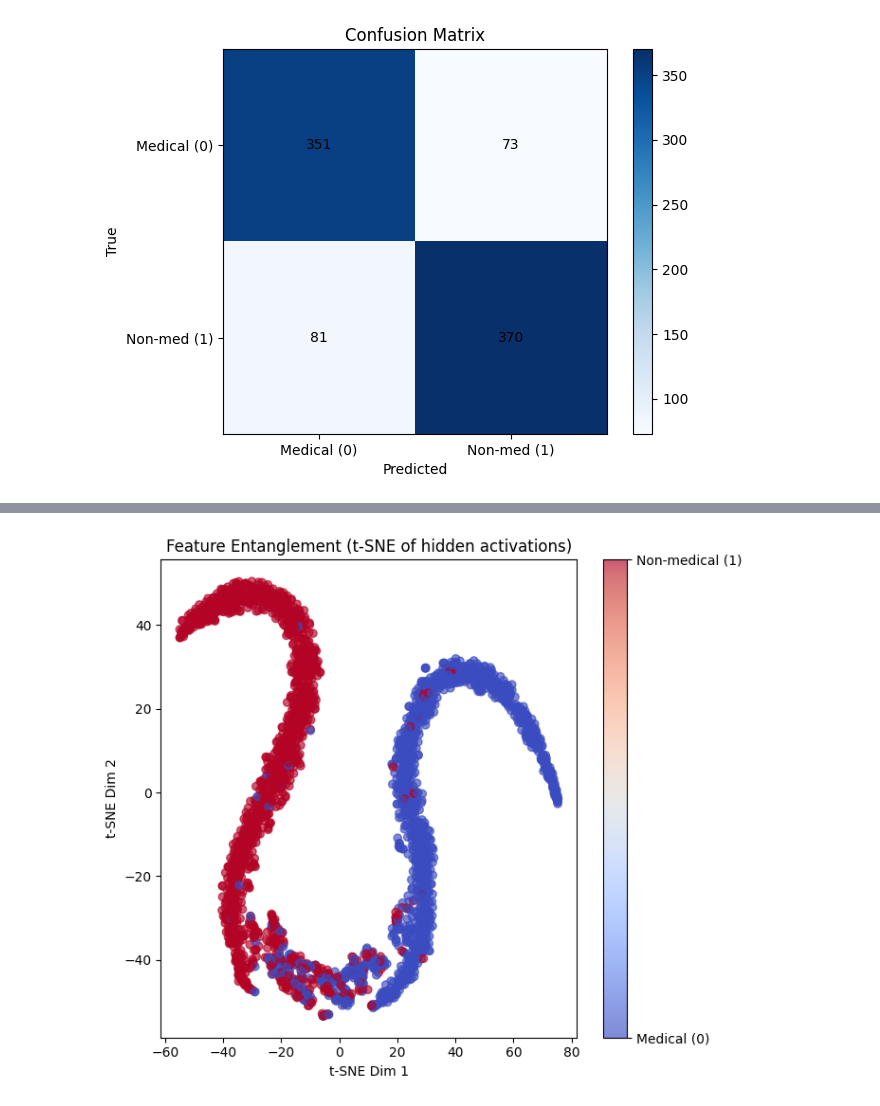
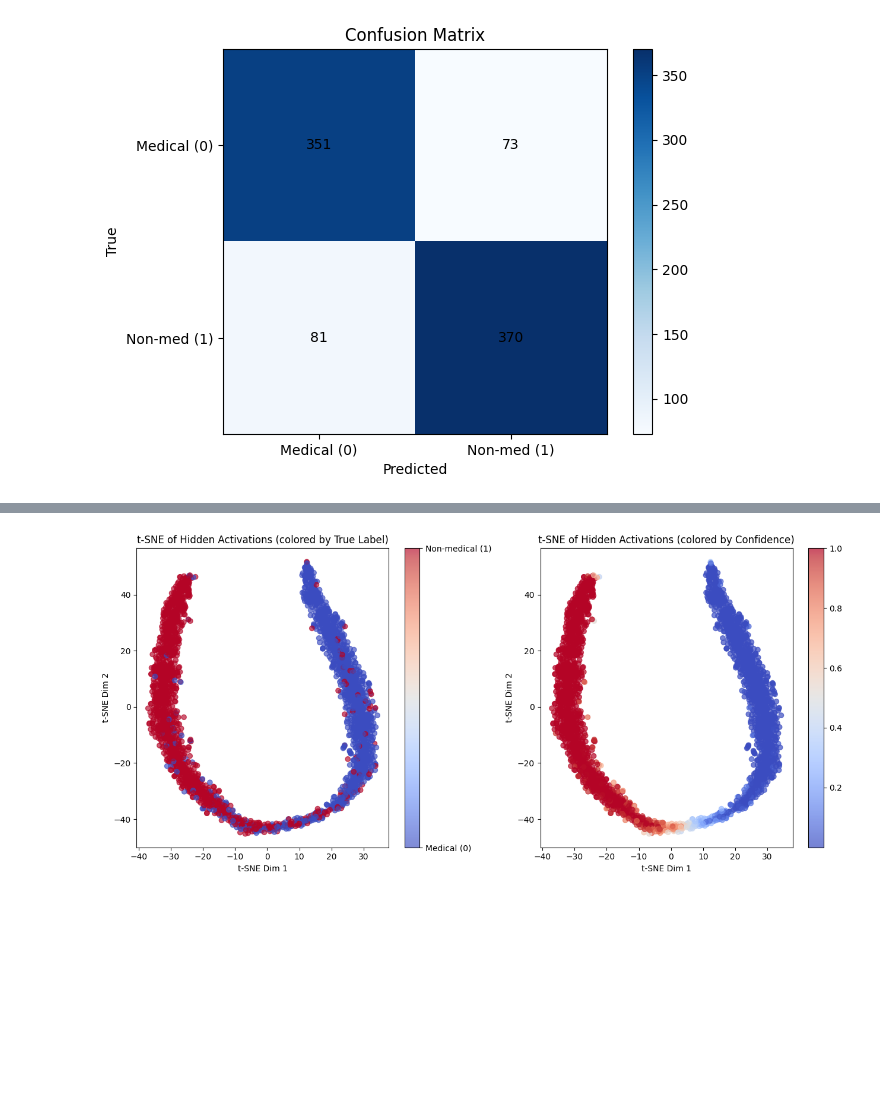
Before and after one commit to sgh4000/CDT-D2AIR-NLP, a Jupyter notebook: medical_query_trial2.ipynb, the cells around one changed output, grey strips where cells are left out. Saved outputs shown, nothing was run; the diff lists cells and outputs as text; code cells hidden in the pictures; blank space fills up the shorter version.

```diff
--- a/medical_query_trial2.ipynb
+++ b/medical_query_trial2.ipynb
@@ -455,41 +403,63 @@ plt.show()
 # %%
-# Step 12 — Feature Entanglement (visualise learned features with t-SNE, no keras.Model)
+# Step 12 — Feature Entanglement (visualise learned features with t-SNE)
 
-# reload the trained model ---
+# reload the trained model
 model = keras.models.load_model("trained_model.keras")
 
-# --- Use all layers except the final output layer ---
+# Use all layers except the final output layer
 get_hidden_output = keras.Sequential(model.layers[:-1])
 
-# --- Collect data (subset for speed) ---
+# Collect data (subset for speed)
 X_all = np.vstack([X_train[:5000], X_test[:5000]])
 y_all = np.concatenate([y_train[:5000], y_test[:5000]])
 
-# --- Extract hidden activations from the trained network ---
+# Extract hidden activations from the trained network
 H = get_hidden_output.predict(X_all, batch_size=256)
 
-# Optional: use PCA first to compress before t-SNE (for faster convergence)
+# Scale hidden features (important for distance-based methods)
+#H_std = StandardScaler().fit_transform(H)
+
+# Use PCA before t-SNE to compress (faster convergence, denoises, & tunes t-SNE)
 # initial PCA step = 50 components gives more global separation
-# H_reduced = PCA(n_components=50, random_state=SEED).fit_transform(H)
+H_pca = PCA(n_components=50, random_state=SEED).fit_transform(H)
 
 # --- Apply t-SNE to 2D space ---
 tsne = TSNE(
     n_components=2,
-    random_state=SEED,
-    perplexity=35,        # adjust between 20–50 to tune cluster tightness
-    max_iter=1500,          # adjust between 1500 – 2000 for smoother layouts
-    learning_rate=200
+    perplexity=40,             # adjust between 20–50 to tune cluster tightness
+    max_iter=1500,             # adjust between 1500–2000 for smoother layouts
+    #early_exaggeration=24,    # adjust between 12–32
+    learning_rate=200,         # or 500, 800
+    metric='cosine',          # often better for text features, tunes t-SNE
+    #init='pca',
+    random_state=SEED
 )
-H2 = tsne.fit_transform(H)
+H2 = tsne.fit_transform(H_pca)
 
 # --- Plot the t-SNE embedding ---
-plt.figure(figsize=(7,6))
-scatter = plt.scatter(H2[:,0], H2[:,1], c=y_all, cmap="coolwarm", alpha=0.65)
-plt.title("Feature Entanglement (t-SNE of hidden activations)")
-plt.xlabel("t-SNE Dim 1")
-plt.ylabel("t-SNE Dim 2")
-cbar = plt.colorbar(scatter, ticks=[0,1])
-cbar.ax.set_yticklabels(["Medical (0)", "Non-medical (1)"])
+# color by model confidence in addition to class
+
+# Predict probabilities (confidence of class 1)
+probs = model.predict(X_all, batch_size=256).ravel()
+
+fig, axes = plt.subplots(1, 2, figsize=(13, 6))
+
+# (A) Plot by true labels
+sc1 = axes[0].scatter(H2[:,0], H2[:,1], c=y_all, cmap="coolwarm", alpha=0.65)
+axes[0].set_title("t-SNE of Hidden Activations (colored by True Label)")
+axes[0].set_xlabel("t-SNE Dim 1")
+axes[0].set_ylabel("t-SNE Dim 2")
+cbar1 = plt.colorbar(sc1, ax=axes[0], ticks=[0,1])
+cbar1.ax.set_yticklabels(["Medical (0)", "Non-medical (1)"])
+
+# (B) Plot by model confidence
+sc2 = axes[1].scatter(H2[:,0], H2[:,1], c=probs, cmap="coolwarm", alpha=0.7)
+axes[1].set_title("t-SNE of Hidden Activations (colored by Confidence)")
+axes[1].set_xlabel("t-SNE Dim 1")
+axes[1].set_ylabel("t-SNE Dim 2")
+cbar2 = plt.colorbar(sc2, ax=axes[1])
+#cbar2.set_label("Confidence  (Non-medical → Medical)")
+
 plt.tight_layout()
 plt.show()
 # %% [output]
@@ -497 +468 @@ plt.show()
-[figure, old version]
+[figure, new version]
```
Also changed, not shown: parts of 6 cells of this notebook.
